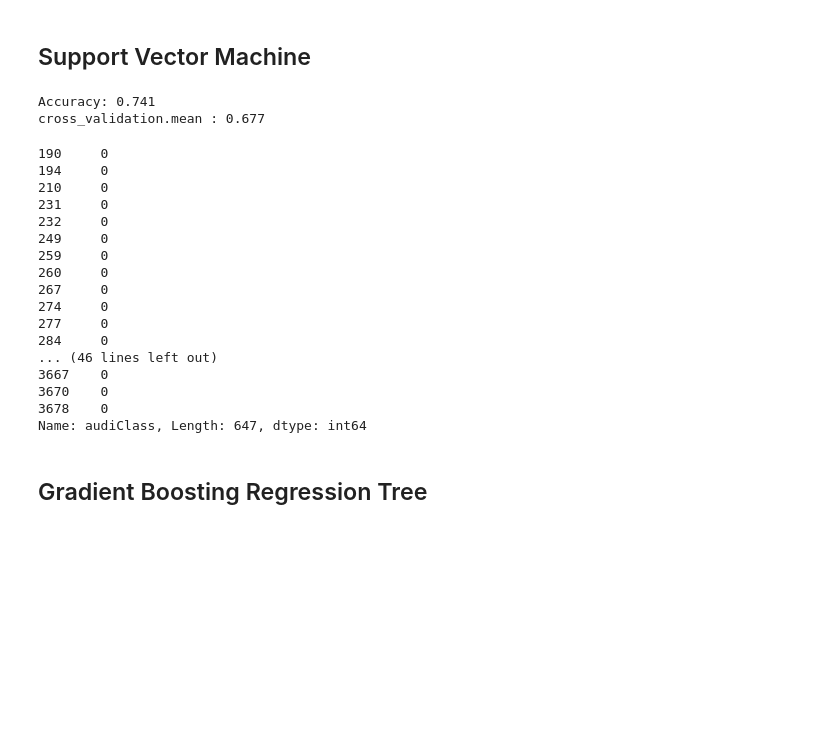
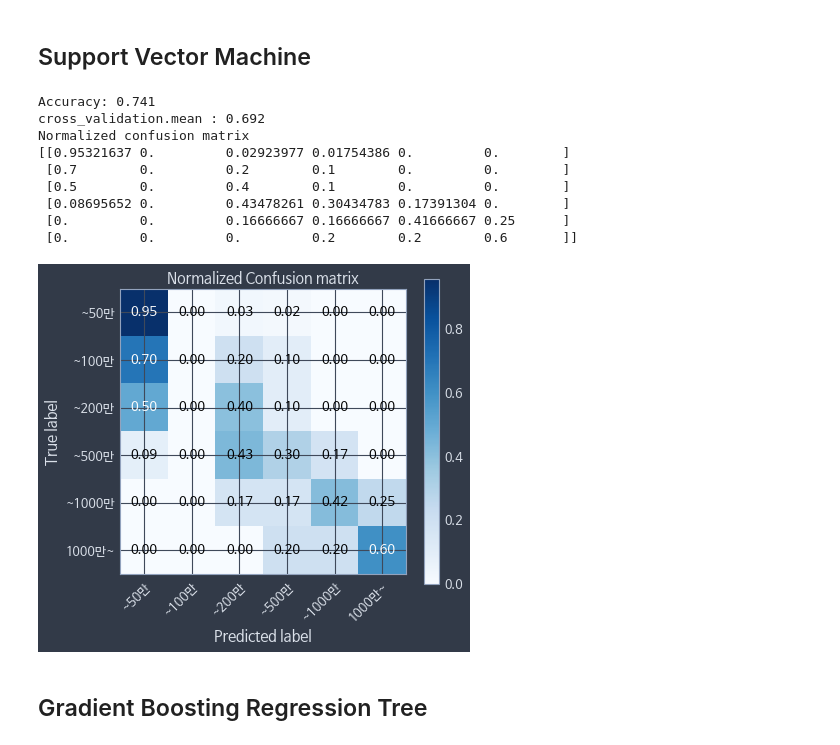
Before and after one commit to younghk/2019_Project_Graduation, a Jupyter notebook: Modeling.ipynb, the cells around one changed output. Cells and saved outputs as stored; diff of their text form; code cells hidden in the pictures; blank space fills up the shorter version.

```diff
--- a/Modeling.ipynb
+++ b/Modeling.ipynb
@@ -544,43 +637,37 @@ from sklearn.svm import SVC
 from sklearn import preprocessing
 # %%
 def movie_support_vector_machine(mov):
-    movie_svm = SVC(kernel='rbf', C=500, random_state=42, gamma=0.1)
+    movie_svm = SVC(kernel='linear', C=350, random_state=42, gamma=0.01)
     X = mov.iloc[:,0:9]
     y = mov.iloc[:,11]
     X = preprocessing.minmax_scale(X)
     X_train, X_test, y_train, y_test = train_test_split(X, y, test_size=0.3)
     movie_svm.fit(X_train, y_train)
 
     # print('Accuracy: %.3f' % movie_svm.score(X_test, y_test))
     print('Accuracy: {:.3f}'.format(movie_svm.score(X_test, y_test)))
 
     scores = cross_val_score(movie_svm, X, y, cv=kfold)
     print("cross_validation.mean : {:.3f}".format(scores.mean()))
 
+    y_pred = movie_svm.predict(X_test)
+    class_names = ['~50만', '~100만', '~200만', '~500만', '~1000만', '1000만~']
+    plot_confusion_matrix(y_test, np.array(y_pred), classes=class_names,
+                          normalize=True,
+                          title='Normalized Confusion matrix')
+
 movie_support_vector_machine(mov)
 # %% [output]
 Accuracy: 0.741
-cross_validation.mean : 0.677
+cross_validation.mean : 0.692
+Normalized confusion matrix
+[[0.95321637 0.         0.02923977 0.01754386 0.         0.        ]
+ [0.7        0.         0.2        0.1        0.         0.        ]
+ [0.5        0.         0.4        0.1        0.         0.        ]
+ [0.08695652 0.         0.43478261 0.30434783 0.17391304 0.        ]
+ [0.         0.         0.16666667 0.16666667 0.41666667 0.25      ]
+ [0.         0.         0.         0.2        0.2        0.6       ]]
+[figure, added]
-# %%
-mov.iloc[:, 11]
-# %% [output]
-190     0
-194     0
-210     0
-231     0
-232     0
-249     0
-259     0
-260     0
-267     0
-274     0
-277     0
-284     0
-... (46 lines left out)
-3667    0
-3670    0
-3678    0
-Name: audiClass, Length: 647, dtype: int64
 # %% [markdown]
 ## Gradient Boosting Regression Tree
 # %%
```
Also changed, not shown: parts of 8 cells of this notebook.
